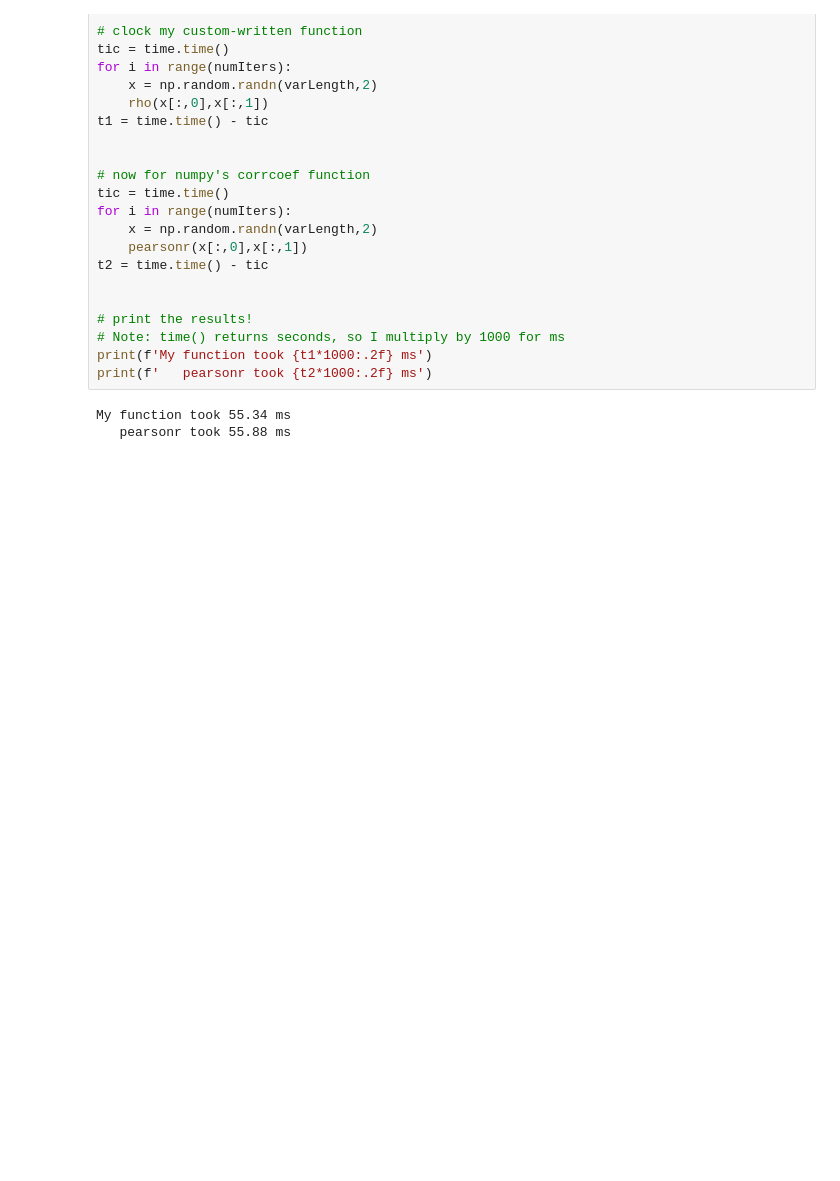
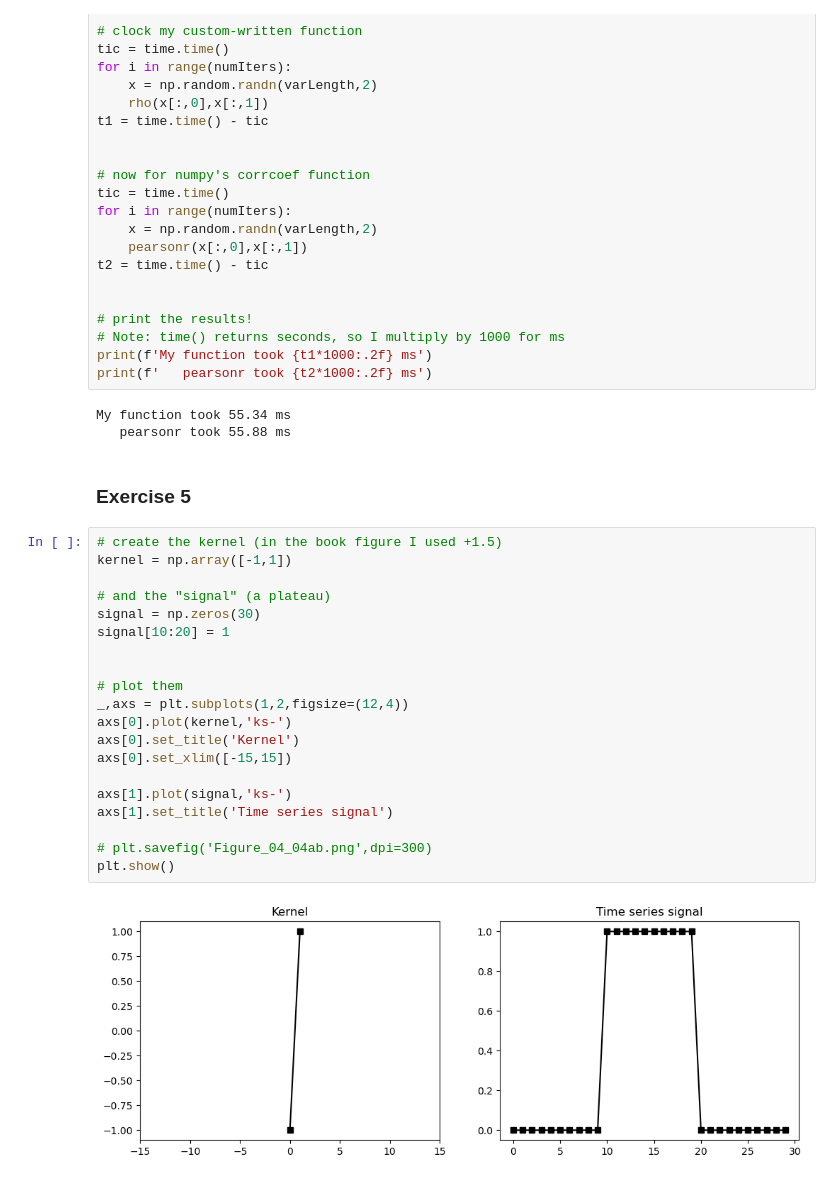
Before and after one commit to refigo/mathematics-vault, a Jupyter notebook: Linear_Algebra/linarg4ds/ch04/ch04_vector_applications.ipynb, the cells around one changed output. Drawn from its saved outputs; the diff is of its cells as text; blank space fills up the shorter version.

Commit message:
Feat: Add ch04 vector exercise 5

```diff
--- a/Linear_Algebra/linarg4ds/ch04/ch04_vector_applications.ipynb
+++ b/Linear_Algebra/linarg4ds/ch04/ch04_vector_applications.ipynb
@@ -275,3 +275,27 @@ print(f'   pearsonr took {t2*1000:.2f} ms')
 # %% [output]
 My function took 55.34 ms
    pearsonr took 55.88 ms
+# %% [markdown]
+### Exercise 5
+# %%
+# create the kernel (in the book figure I used +1.5)
+kernel = np.array([-1,1])
+
+# and the "signal" (a plateau)
+signal = np.zeros(30)
+signal[10:20] = 1
+
+
+# plot them
+_,axs = plt.subplots(1,2,figsize=(12,4))
+axs[0].plot(kernel,'ks-')
+axs[0].set_title('Kernel')
+axs[0].set_xlim([-15,15])
+
+axs[1].plot(signal,'ks-')
+axs[1].set_title('Time series signal')
+
+# plt.savefig('Figure_04_04ab.png',dpi=300)
+plt.show()
+# %% [output]
+[figure, added]
```
Also changed, not shown: parts of 1 cell of this notebook.
